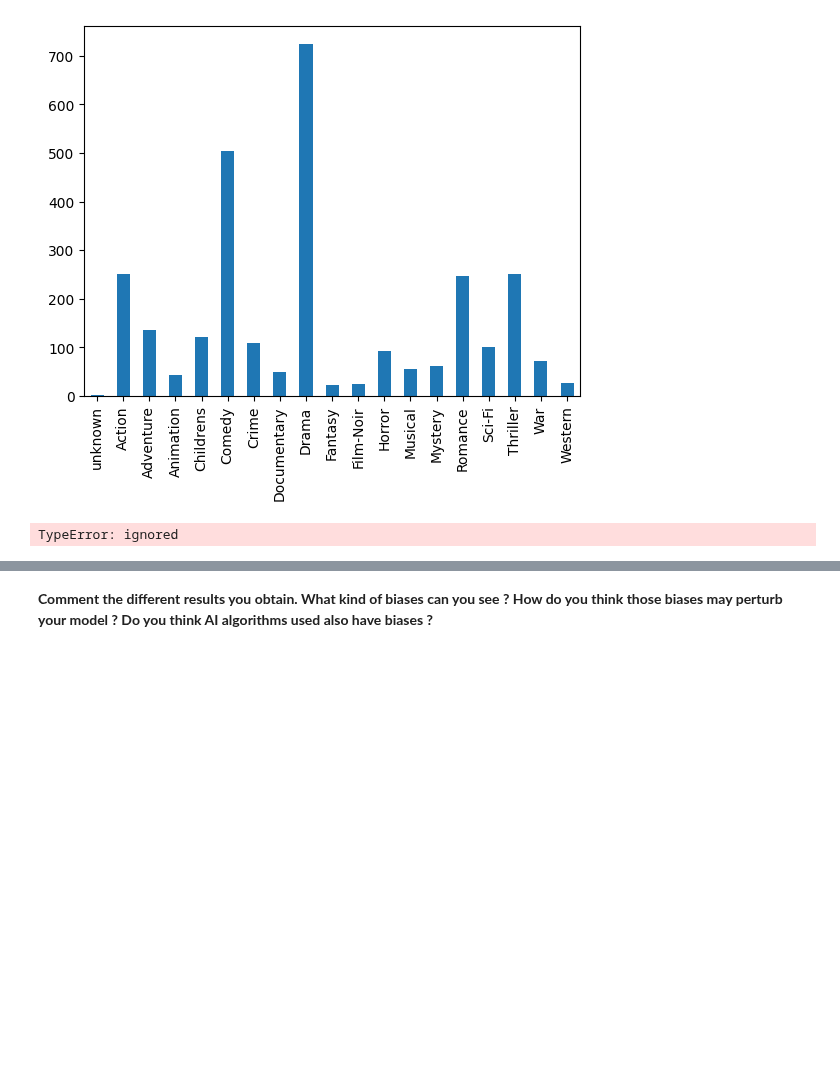
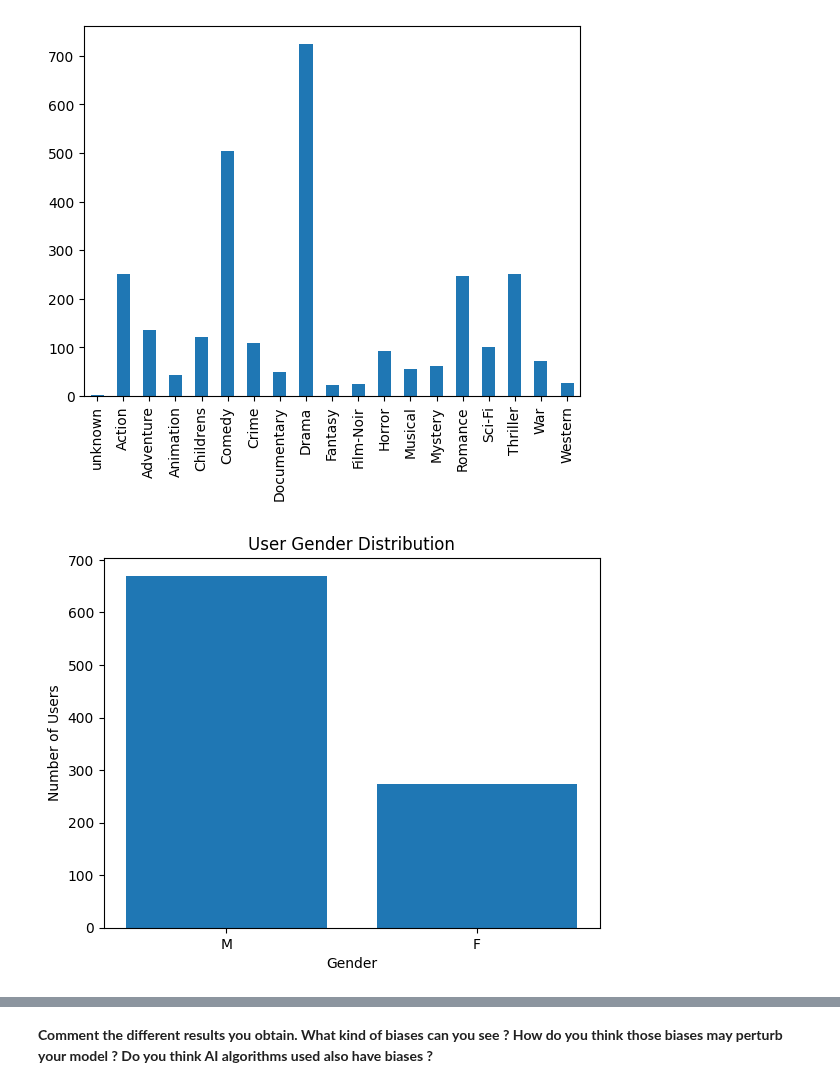
Before and after one commit to YounMars/DL_Projects, a Jupyter notebook: Deep Learning/TP5.ipynb, the cells around one changed output, grey strips where cells are left out. Drawn from its saved outputs; the diff is of its cells as text; code cells hidden in the pictures; blank space fills up the shorter version.

```diff
--- a/Deep Learning/TP5.ipynb
+++ b/Deep Learning/TP5.ipynb
@@ -175,8 +175,17 @@ movies.sum().plot.bar()
 [figure]
 # %%
 #TO DO : plot the histogram for the users sex
-users[['gender']].sum().plot.bar()
+
+# Count the number of users for each gender
+user_counts = users['gender'].value_counts()
+
+# Plot the histogram
+plt.bar(user_counts.index, user_counts.values)
+plt.title('User Gender Distribution')
+plt.xlabel('Gender')
+plt.ylabel('Number of Users')
+plt.show()
 # %% [output]
-TypeError: ignored
+[figure, added]
 # %%
 # TO DO : plot the histogram for the users occupation
```
Also changed, not shown: parts of 2 cells of this notebook.
